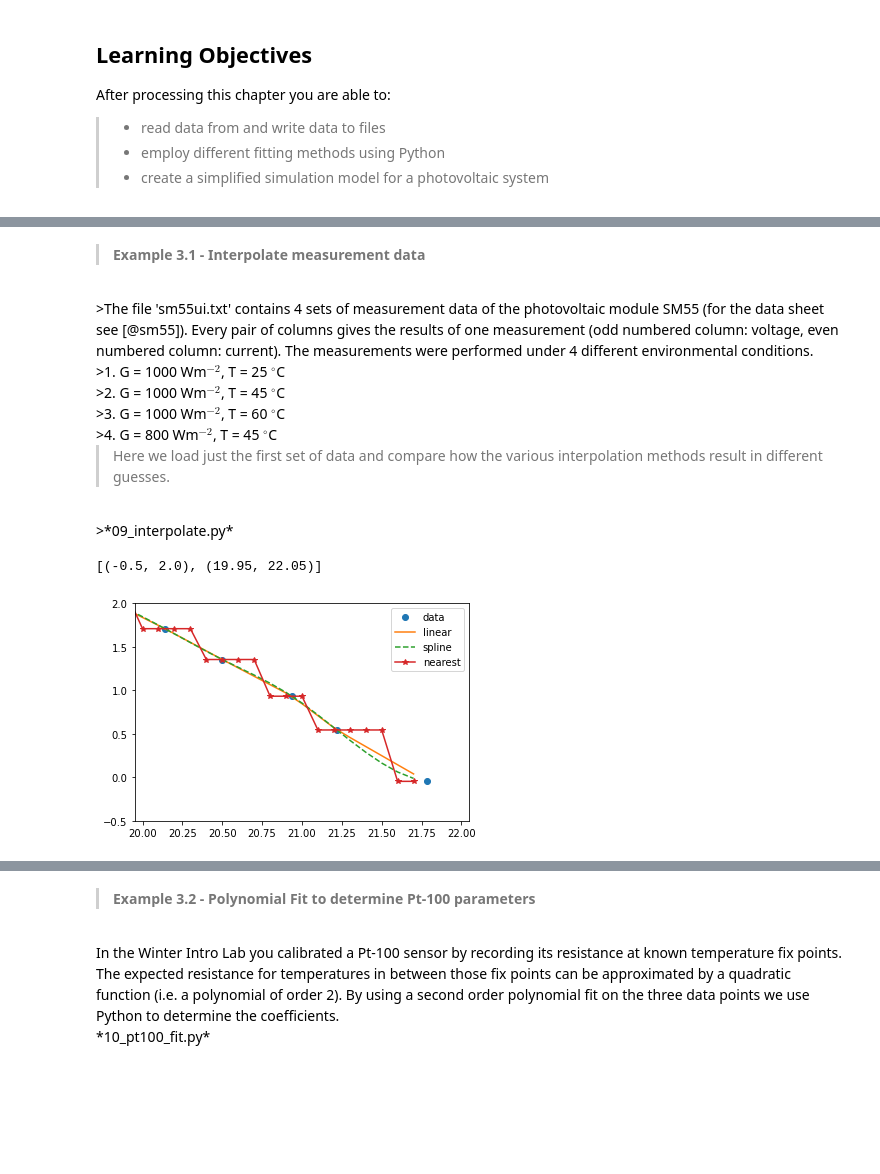
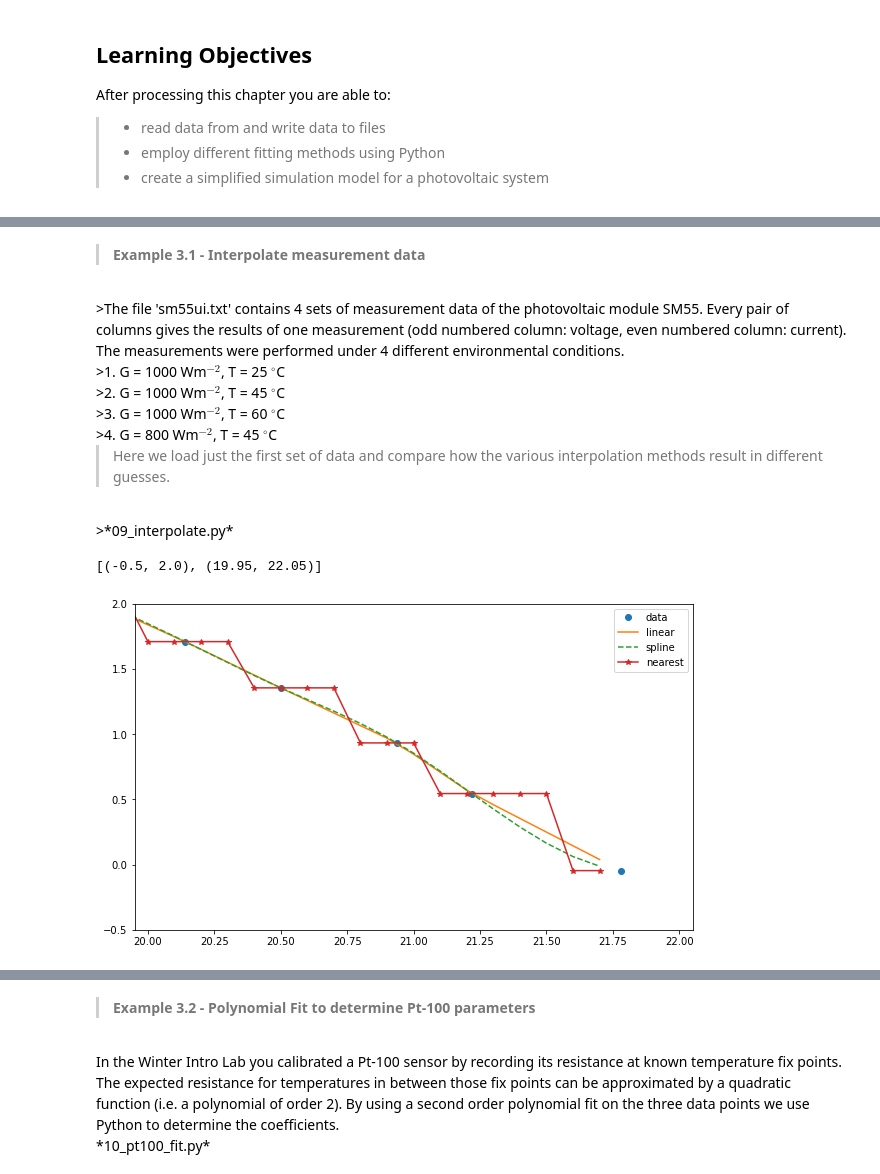
Before and after one commit to mohlabib/Python-Programming-Primer, a Jupyter notebook: 03_modelling.ipynb, the cells around one changed output, grey strips where cells are left out. Drawn from its saved outputs; the diff is of its cells as text; code cells hidden in the pictures; blank space fills up the shorter version.

```diff
--- a/03_modelling.ipynb
+++ b/03_modelling.ipynb
@@ -271,7 +268,7 @@ linearly_spaced_vector = linspace(firstValue, finalValue, numberDatapoints);
 >**Example 3.1 - Interpolate measurement data**
 <br>
 >The file 'sm55ui.txt' contains 4 sets of measurement data of the
-photovoltaic module SM55 (for the data sheet see [@sm55]). Every pair of
+photovoltaic module SM55. Every pair of
 columns gives the results of one measurement (odd numbered column:
 voltage, even numbered column: current). The measurements were performed
 under 4 different environmental conditions.
@@ -298,35 +295,35 @@ import matplotlib.pyplot as plt
 df = pd.read_csv("sm55ui.txt", delimiter="\t", header = None)
 pv_stc_table=df.values
 
 #Extract specific arrays from the data in the file
 mCurrent1 = np.transpose(pv_stc_table[0:23,1:2])
 mVoltage1 = np.transpose(pv_stc_table[0:23,0:1])
 
 mCurrent= mCurrent1[0]
 mVoltage=mVoltage1[0]
 
 #Desired stepsize of the voltage axis
 xi = np.linspace(0,21.7,218)
 
 #NumPy linear interpolation method
 li = np.interp(xi, mVoltage, mCurrent)
 
 #SciPy nearest neighbor interpolation method
 ni_class = intp.interp1d(mVoltage, mCurrent, kind="nearest")
 ni = ni_class(xi)
 
 #SciPy spline interpolation method
 si_setup = intp.splrep(mVoltage, mCurrent, s=0)
 si = intp.splev(xi, si_setup, der=0)
 
 #Plot
-fig, ax = plt.subplots()
+fig, ax = plt.subplots(figsize=(10,6))
 ax.plot(mVoltage, mCurrent, "o", xi, li, "-", xi, si, "--", xi, ni, "*-")
 plt.legend(["data", "linear", "spline", "nearest"], loc="best")
 ax.set(xlim=(19.95, 22.05), ylim=(-0.5, 2))
 # %% [output]
 [(-0.5, 2.0), (19.95, 22.05)]
-[figure, old version]
+[figure, new version]
 # %% [markdown]
 ## Fitting
 
```
Also changed, not shown: parts of 14 cells of this notebook.
